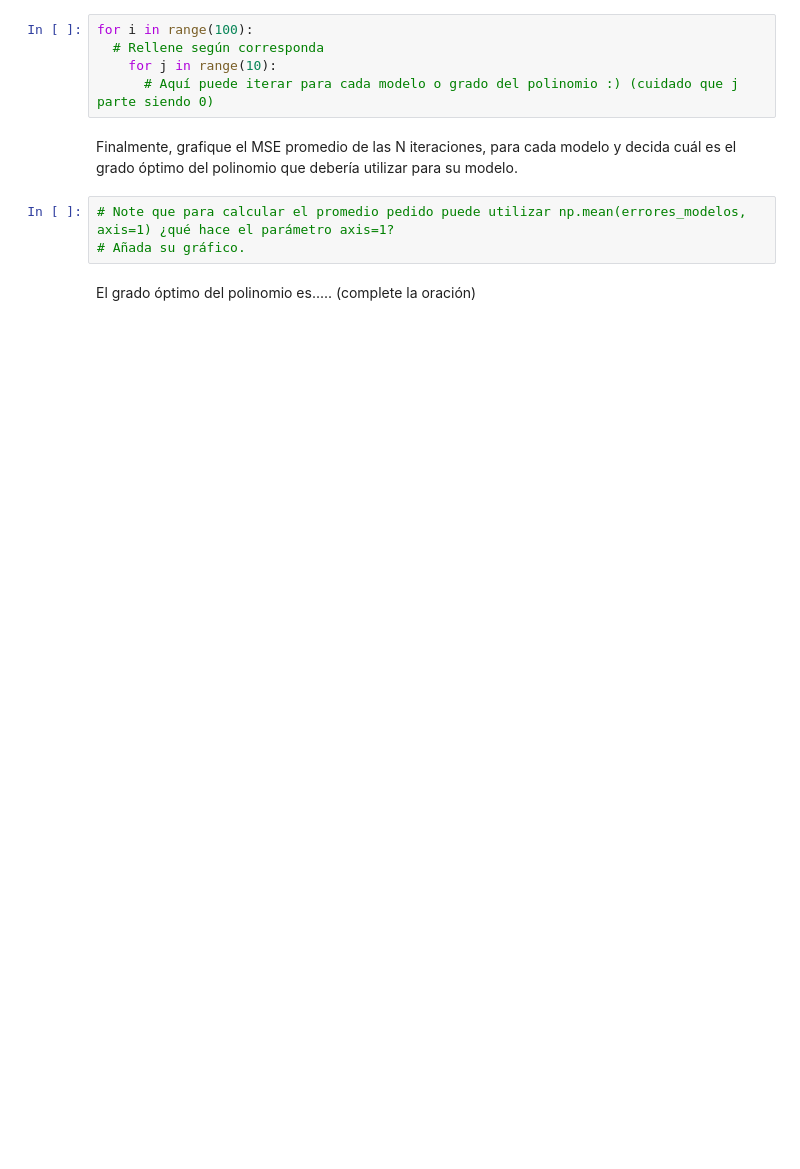
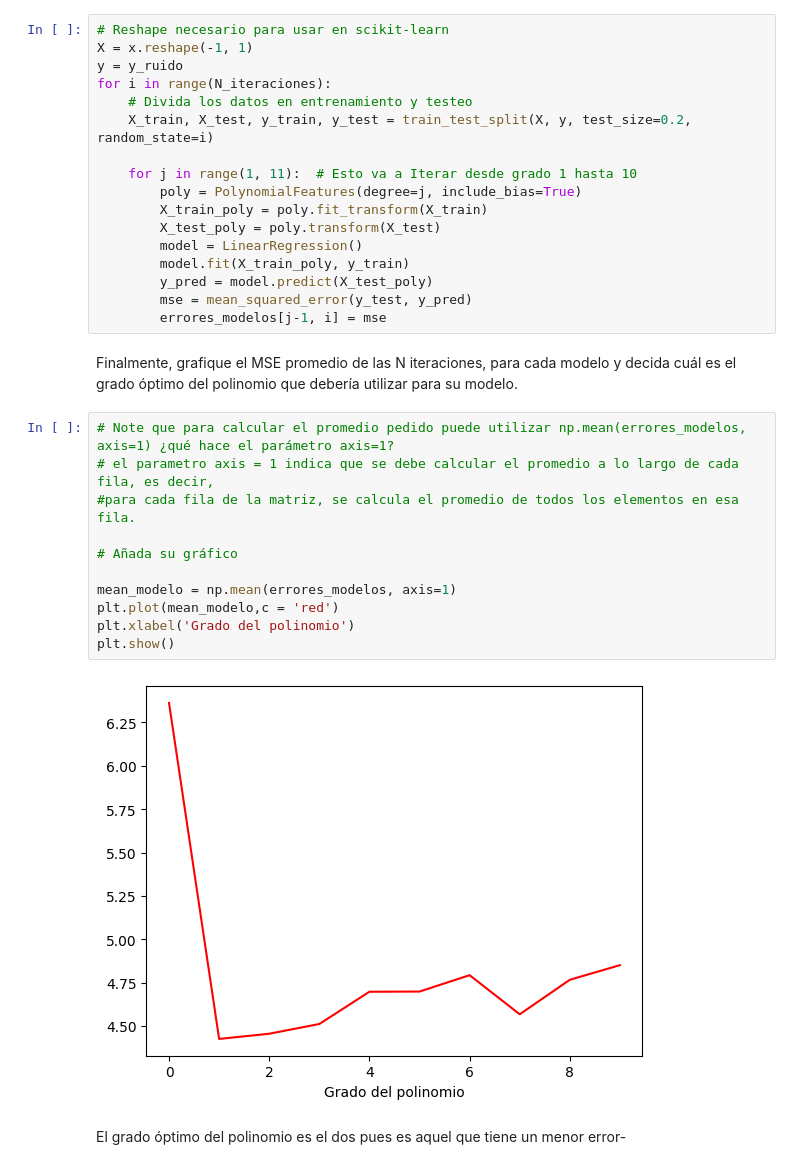
Before and after one commit to JoseAguirre-10/Tarea-3, a Jupyter notebook: Tarea3.ipynb, the cells around one changed output. Saved outputs shown, nothing was run; the diff lists cells and outputs as text; blank space fills up the shorter version.

```diff
--- a/Tarea3.ipynb
+++ b/Tarea3.ipynb
@@ -343,15 +351,37 @@ Ahora, repita el siguiente experimento para realizar cross-validation. Para cada
 - Con el set de entrenamiento ajuste el modelo polinomial (desde el grado 1 al 10). Puede utilizar PolynomialFeatures para generar la matriz de diseño que necesite, use include_bias=True.
 - Evalúe su modelo en los datos de testeo y utilice las predicciones para evaluar el mean_squared_error.
 - Guarde el MSE en la matriz de errores.
-# %%
-for i in range(100):
-  # Rellene según corresponda
-    for j in range(10):
-      # Aquí puede iterar para cada modelo o grado del polinomio :) (cuidado que j parte siendo 0)
+# %%
+# Reshape necesario para usar en scikit-learn
+X = x.reshape(-1, 1)
+y = y_ruido
+for i in range(N_iteraciones):
+    # Divida los datos en entrenamiento y testeo
+    X_train, X_test, y_train, y_test = train_test_split(X, y, test_size=0.2, random_state=i)
+
+    for j in range(1, 11):  # Esto va a Iterar desde grado 1 hasta 10
+        poly = PolynomialFeatures(degree=j, include_bias=True)
+        X_train_poly = poly.fit_transform(X_train)
+        X_test_poly = poly.transform(X_test)
+        model = LinearRegression()
+        model.fit(X_train_poly, y_train)
+        y_pred = model.predict(X_test_poly)
+        mse = mean_squared_error(y_test, y_pred)
+        errores_modelos[j-1, i] = mse
 # %% [markdown]
 Finalmente, grafique el MSE promedio de las N iteraciones, para cada modelo y decida cuál es el grado óptimo del polinomio que debería utilizar para su modelo.
 # %%
 # Note que para calcular el promedio pedido puede utilizar np.mean(errores_modelos, axis=1) ¿qué hace el parámetro axis=1?
-# Añada su gráfico.
+# el parametro axis = 1 indica que se debe calcular el promedio a lo largo de cada fila, es decir,
+#para cada fila de la matriz, se calcula el promedio de todos los elementos en esa fila.
+
+# Añada su gráfico
+
+mean_modelo = np.mean(errores_modelos, axis=1)
+plt.plot(mean_modelo,c = 'red')
+plt.xlabel('Grado del polinomio')
+plt.show()
+# %% [output]
+[figure, added]
 # %% [markdown]
-El grado óptimo del polinomio es..... (complete la oración)
+El grado óptimo del polinomio es el dos pues es aquel que tiene un menor error-
```
Also changed, not shown: parts of 2 cells of this notebook.
